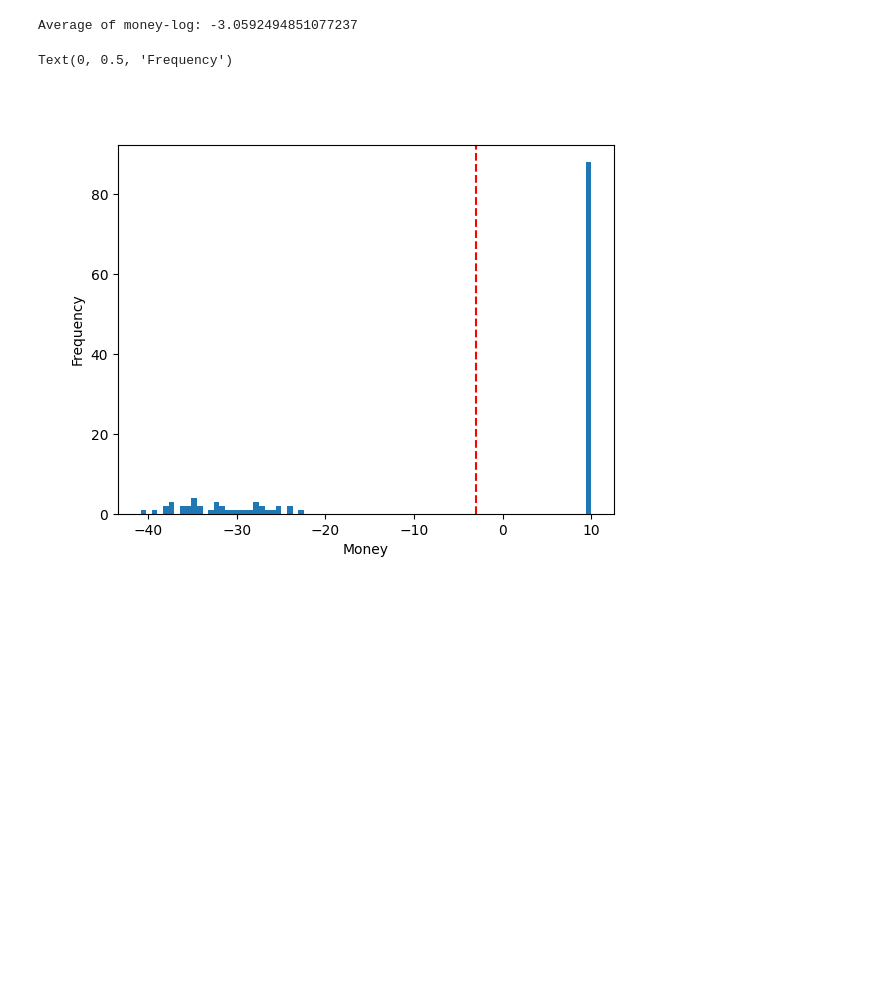
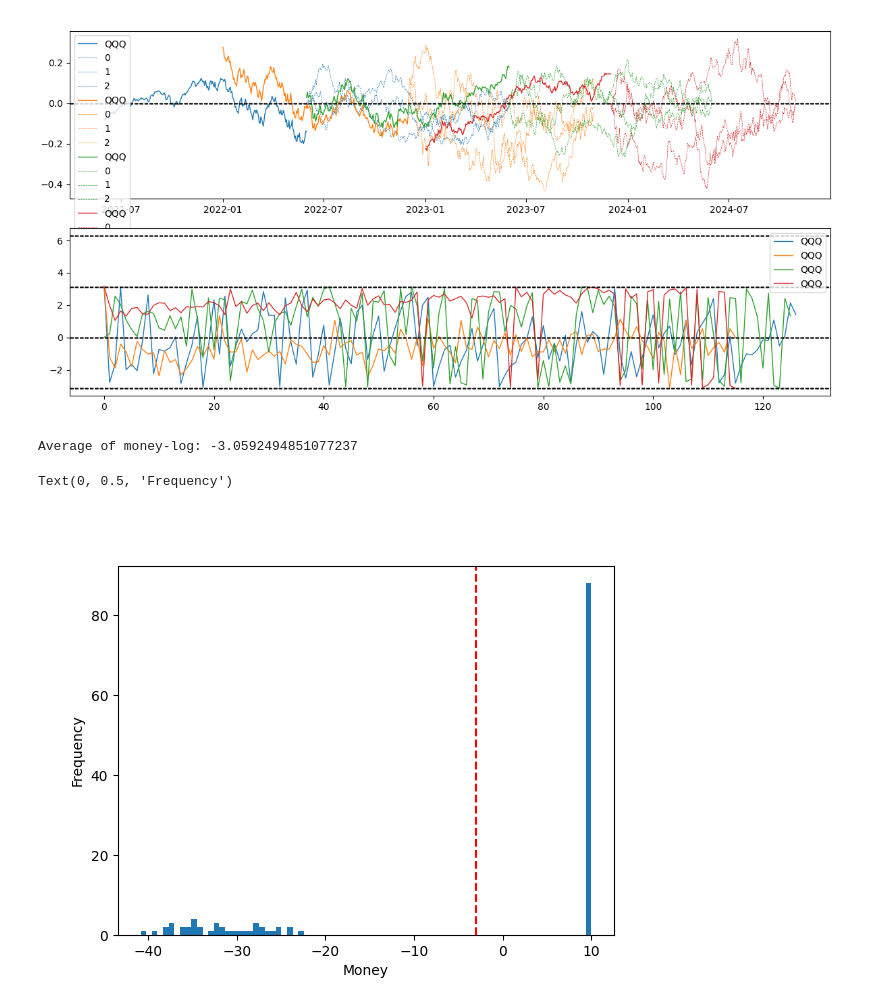
Before and after one commit to qwertpas/trading, a Jupyter notebook: opt.ipynb, the cells around one changed output. Saved outputs shown, nothing was run; the diff lists cells and outputs as text; code cells hidden in the pictures; blank space fills up the shorter version.

```diff
--- a/opt.ipynb
+++ b/opt.ipynb
@@ -147,0 +196,80 @@ print(cash + invest*P[-1])
+# %%
+plt.close('all')
+fig, axs = plt.subplots(2,1,figsize=(12, 6))
+plt.tight_layout()
+
+tickers = [
+    ['QQQ', '2021-06-01', '2022-06-01', '1d'],
+    ['QQQ', '2022-01-01', '2022-12-01', '1d'],
+    ['QQQ', '2022-06-01', '2023-06-01', '1d'],
+    # ['QQQ', '2016-01-01', '2016-12-01', '1d'],
+    ['QQQ', '2023-01-01', '2023-12-01', '1d'],
+    # ['VOO', '2023-01-01', '2023-12-01', '1h'],
+    # ['YINN', '2015-01-01', '2015-12-01', '1d'],
+    # ['O', '2016-01-01', '2016-12-01', '1d'],
+    # ['O', '2023-09-01', '2023-12-01', '1h'],
+]
+for ticker in tickers:
+    print(ticker)
+    prices = np.array(yf.Ticker(ticker[0]).history(start=ticker[1], end=ticker[2], interval=ticker[3])['Close'])
+    prices = prices[~np.isnan(prices)]
+    # prices = prices / prices[-1] - 1
+    prices = prices / prices.mean() - 1
+    # prices = (prices) / prices.mean()
+    # prices -= 1
+
+    nyquist_freq = (len(prices) // 2) + 1
+    spectrum = np.fft.fft(prices)[:nyquist_freq]
+    amplitudes = np.abs(spectrum)
+    phases = np.angle(spectrum)
+    # phases[0] = 0 #shouldn't matter but it is sometimes 0, sometimes 3.14
+    # phases %= (2*np.pi)
+
+    ticker_str = ticker[0]
+
+    start_date = datetime.strptime(ticker[1], '%Y-%m-%d')
+    end_date = datetime.strptime(ticker[2], '%Y-%m-%d')
+    date_array = np.linspace(start_date.timestamp(), end_date.timestamp(), len(prices))
+    date_objects = [datetime.fromtimestamp(ts) for ts in date_array]
+    date_objects_next = [datetime.fromtimestamp(ts)+(end_date-start_date) for ts in date_array]
+
+    axs[0].plot(date_objects, prices, label=ticker_str, linewidth=1)
+    axs[1].plot(phases, linewidth=1, label=ticker_str)
+    axs[1].axhline(y=0, color='k', linestyle='--', linewidth=1)
+    axs[1].axhline(y=-pi, color='k', linestyle='--', linewidth=1)
+    axs[1].axhline(y=pi, color='k', linestyle='--', linewidth=1)
+    axs[1].axhline(y=2*pi, color='k', linestyle='--', linewidth=1)
+
+    x = np.linspace(0, 1, nyquist_freq)
+
+    ((slope, intercept), residuals, _, _, _) = np.polyfit(x, phases, 1, full=True)
+    ((slope_mod, intercept_mod), residuals_mod, _, _, _) = np.polyfit(x, phases % (2*np.pi), 1, full=True)
+    if(residuals_mod < residuals):
+        slope = slope_mod
+        intercept = intercept_mod
+        residuals = residuals_mod
+        phases = phases % (2*np.pi)
+    stddev = np.sqrt(residuals[0]/len(phases))
+
+    for i in range(3):
+        # phases_sim = slope*x + np.random.normal(intercept, stddev, size=len(x))
+        # phases_sim[0] = 0
+        phases_sim = np.random.uniform(0, 2*pi, size=len(x))
+        # axs[1].plot(phases_sim, linewidth=1, label=i)
+        # phases_sim %= (2*np.pi)
+        for offset in [0]:
+            spectrum_sim = amplitudes * np.exp(1j * (phases_sim+offset))
+            if(len(prices)%2==0):
+                spectrum_sim = np.concatenate((spectrum_sim[:-1], np.conj(spectrum_sim[-1:0:-1]))) #second half is the negative frequencies, reverse and remove last element, then take last element
+            else:
+                spectrum_sim = np.concatenate((spectrum_sim, np.conj(spectrum_sim[-1:0:-1])))
+            prices_sim = np.fft.ifft(spectrum_sim).real
+            prices_sim = prices_sim - prices_sim[0]
+            # prices_sim = prices_sim * (prices[-1]+1)
+            color = axs[0].lines[-1].get_color()
+            axs[0].plot(date_objects_next[:], prices_sim[:], label=i, linewidth=0.5, color=color, linestyle='--')
+
+    axs[0].axhline(y=0, color='k', linestyle='--', linewidth=1)
+    axs[0].legend()
+    axs[1].legend()
+# %% [output]
@@ -148,3 +280,4 @@ print(cash + invest*P[-1])
+[figure, added]
 # %%
 T = len(prices) #number of time steps
 n = nyquist_freq #number of fourier terms
```
Also changed, not shown: parts of 5 cells of this notebook, 1 other file.
